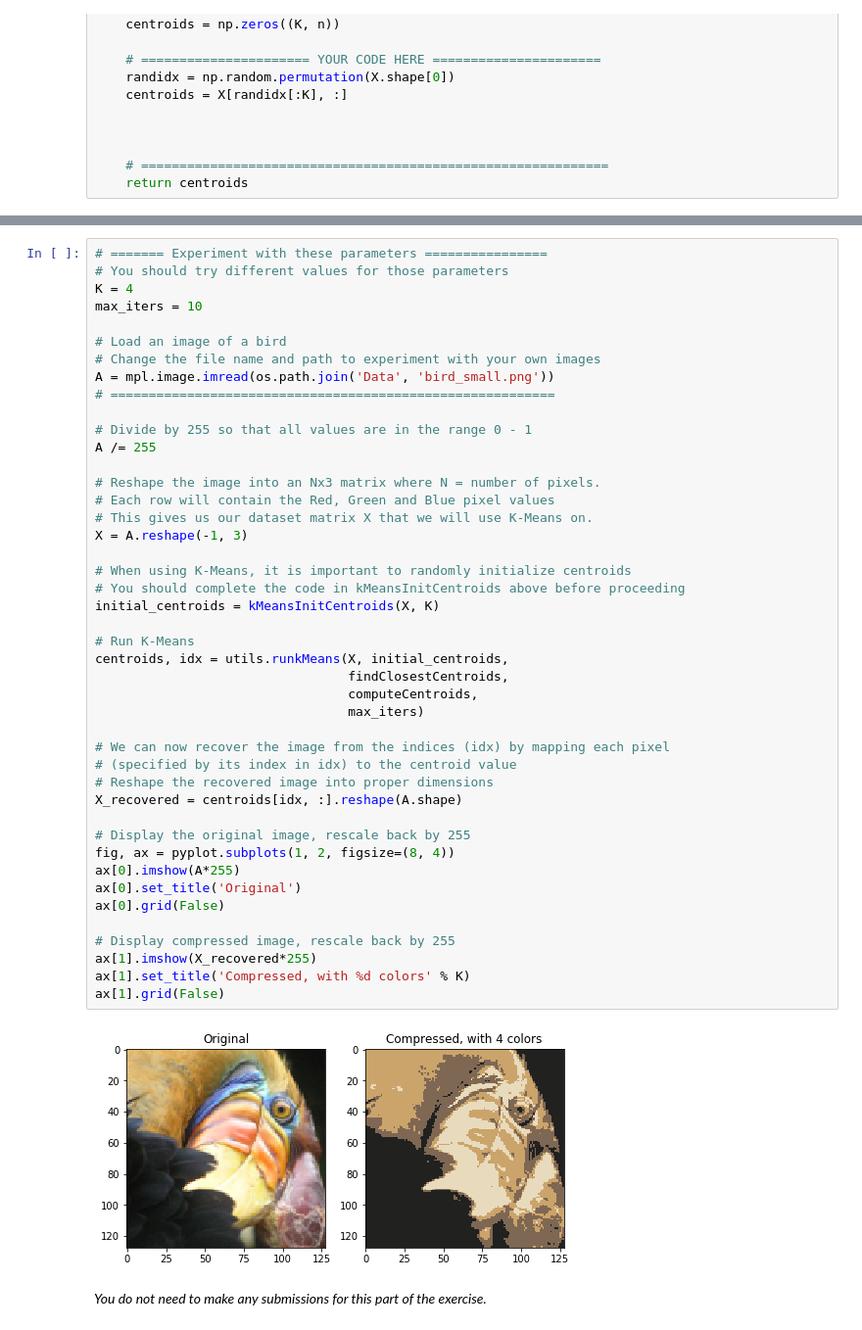
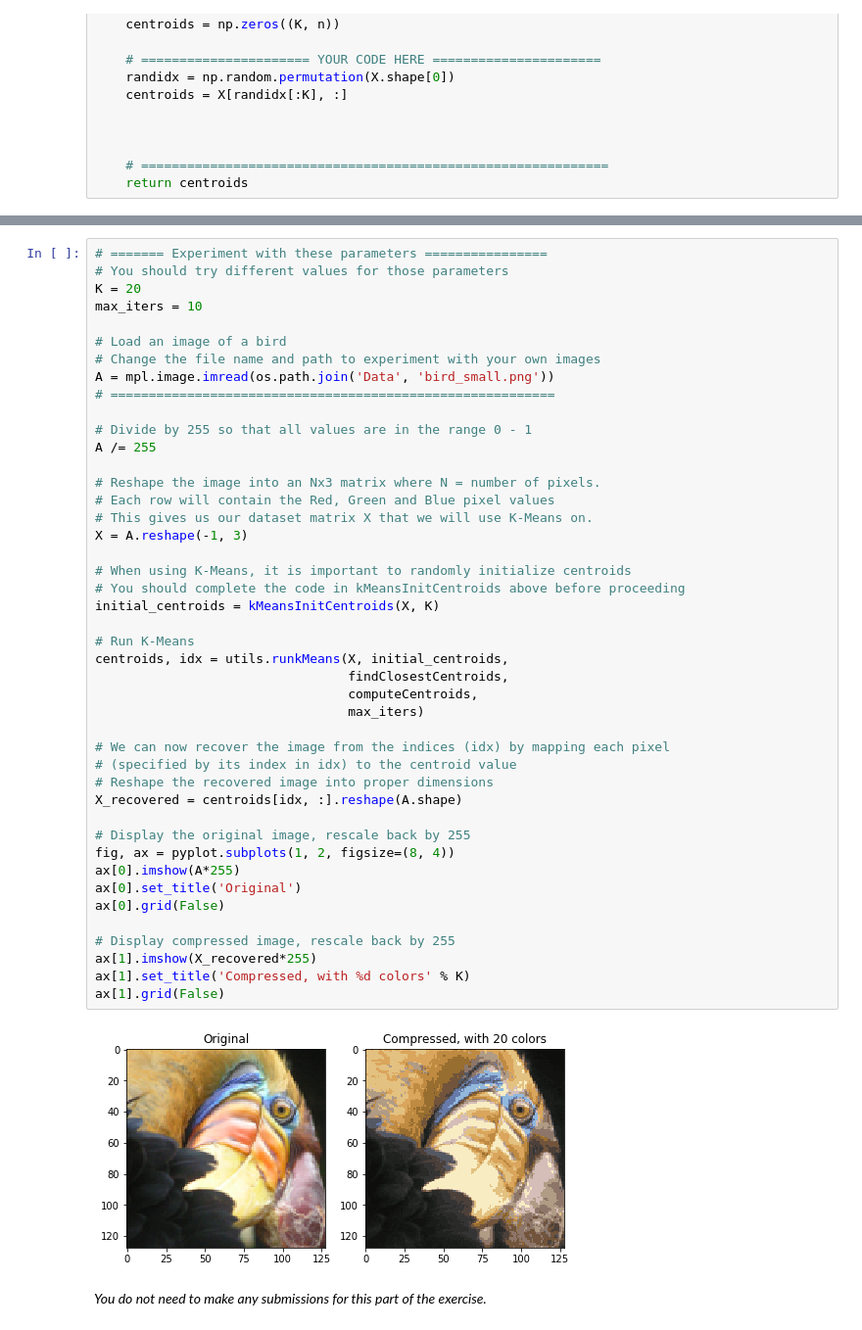
Before and after one commit to wych1005/ml-coursera-python-assignments, a Jupyter notebook: Exercise7/exercise7.ipynb, the cells around one changed output, grey strips where cells are left out. Shown at 98% size. Drawn from its saved outputs; the diff is of its cells as text.

```diff
--- a/Exercise7/exercise7.ipynb
+++ b/Exercise7/exercise7.ipynb
@@ -421,7 +421,7 @@ Run the following cell to compute the centroids and the centroid allocation of e
 # %%
 # ======= Experiment with these parameters ================
 # You should try different values for those parameters
-K = 4
+K = 20
 max_iters = 10
 
 # Load an image of a bird
@@ -436,34 +436,34 @@ A /= 255
 # Each row will contain the Red, Green and Blue pixel values
 # This gives us our dataset matrix X that we will use K-Means on.
 X = A.reshape(-1, 3)
 
 # When using K-Means, it is important to randomly initialize centroids
 # You should complete the code in kMeansInitCentroids above before proceeding
 initial_centroids = kMeansInitCentroids(X, K)
 
 # Run K-Means
 centroids, idx = utils.runkMeans(X, initial_centroids,
                                  findClosestCentroids,
                                  computeCentroids,
                                  max_iters)
 
 # We can now recover the image from the indices (idx) by mapping each pixel
 # (specified by its index in idx) to the centroid value
 # Reshape the recovered image into proper dimensions
 X_recovered = centroids[idx, :].reshape(A.shape)
 
 # Display the original image, rescale back by 255
 fig, ax = pyplot.subplots(1, 2, figsize=(8, 4))
 ax[0].imshow(A*255)
 ax[0].set_title('Original')
 ax[0].grid(False)
 
 # Display compressed image, rescale back by 255
 ax[1].imshow(X_recovered*255)
 ax[1].set_title('Compressed, with %d colors' % K)
 ax[1].grid(False)
 # %% [output]
-[figure, old version]
+[figure, new version]
 # %% [markdown]
 *You do not need to make any submissions for this part of the exercise.*
 # %% [markdown]
```
Also changed, not shown: 7 other files.
